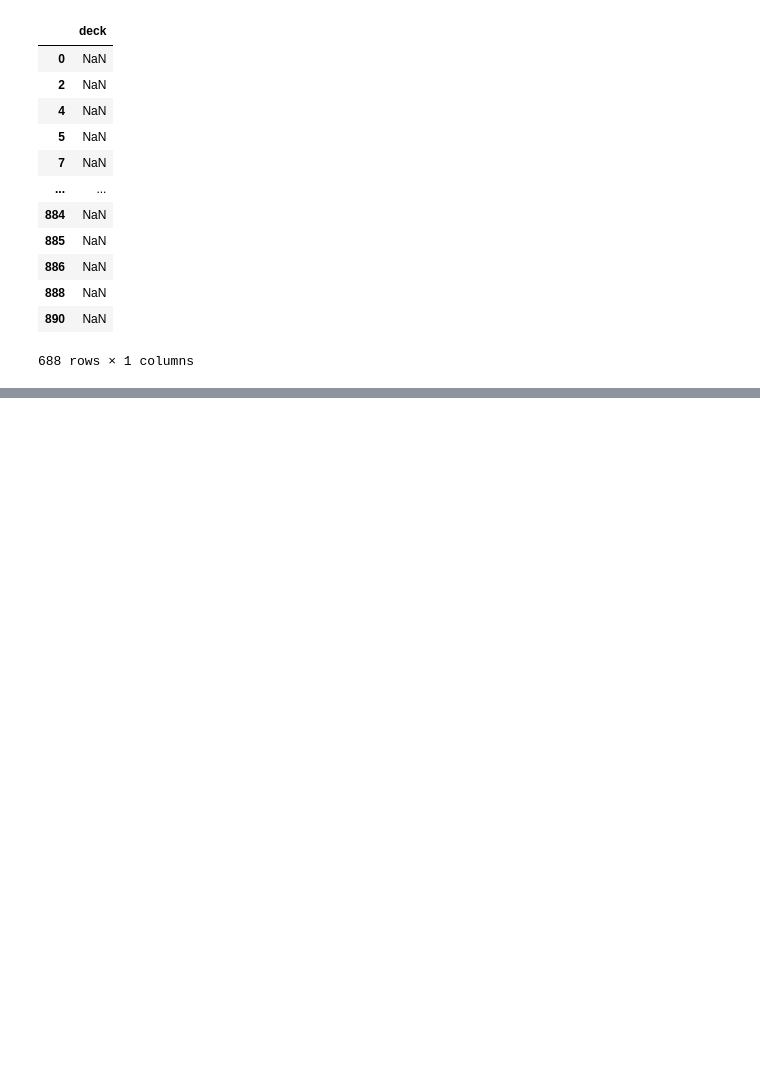
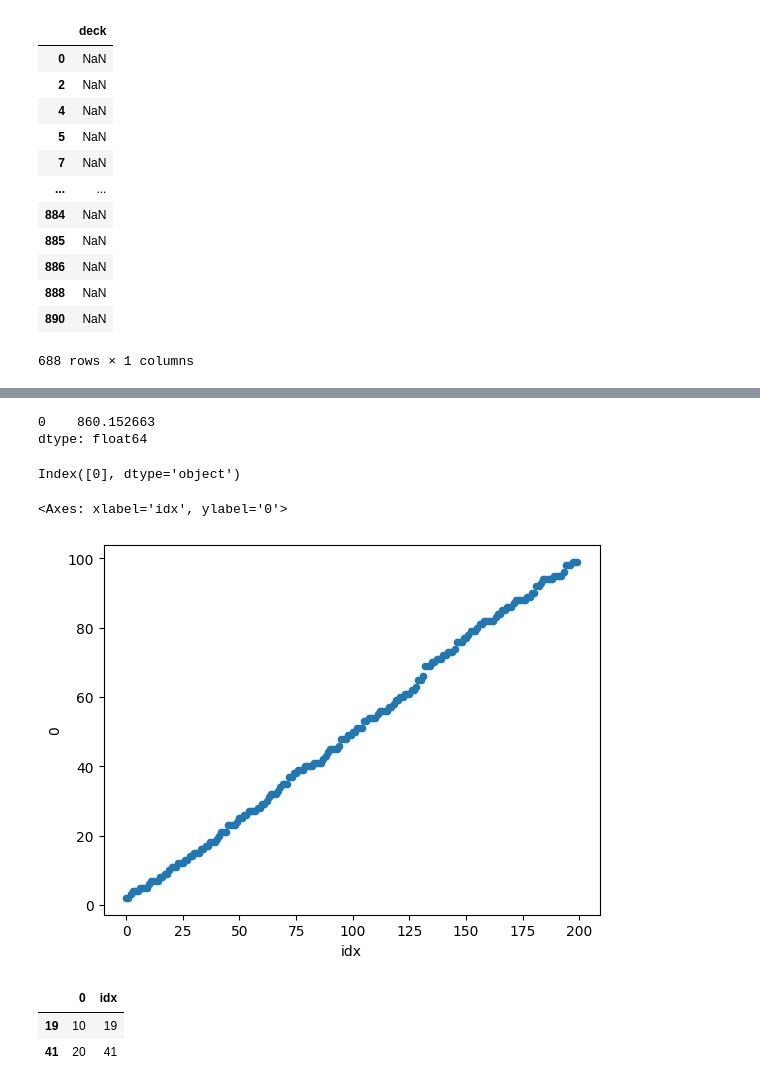
Before and after one commit to gauravgulia26/DataScience_Toolkit, a Jupyter notebook: libraries/pandas/pandas_day1.ipynb, the cells around one changed output, grey strips where cells are left out. Drawn from its saved outputs; the diff is of its cells as text; code cells hidden in the pictures; blank space fills up the shorter version.

```diff
--- a/libraries/pandas/pandas_day1.ipynb
+++ b/libraries/pandas/pandas_day1.ipynb
@@ -663,0 +856,7 @@ new_df.loc[new_df["deck"].isna(), ["deck"]]
+# %%
+idx = np.arange(200)
+values = np.random.randint(1, 100, 200)
+# %%
+data = (
+    pd.Series(data=values, index=idx).sort_values().reset_index().drop(columns="index")
+)
@@ -663,0 +891,9 @@ new_df.loc[new_df["deck"].isna(), ["deck"]]
+# %%
+data.var()
+# %% [output]
+0    860.152663
+dtype: float64
+# %%
+data.columns
+# %% [output]
+Index([0], dtype='object')
@@ -663,0 +902,13 @@ new_df.loc[new_df["deck"].isna(), ["deck"]]
+# %%
+data["idx"] = np.arange(200)
+# %%
+data.plot(kind="scatter", x="idx", y=0)
+# %% [output]
+<Axes: xlabel='idx', ylabel='0'>
+[figure, added]
+# %%
+data[data[0].isin([10, 20])]
+# %% [output]
+|  | 0 | idx |
+| 19 | 10 | 19 |
+| 41 | 20 | 41 |
```
Also changed, not shown: parts of 60 cells of this notebook, 2 other files.
